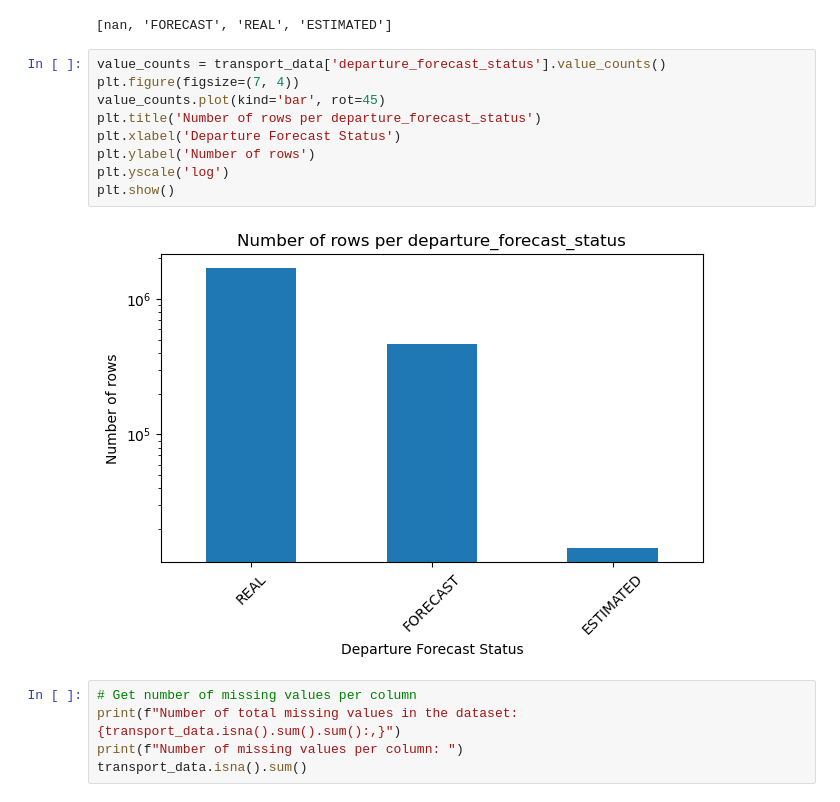
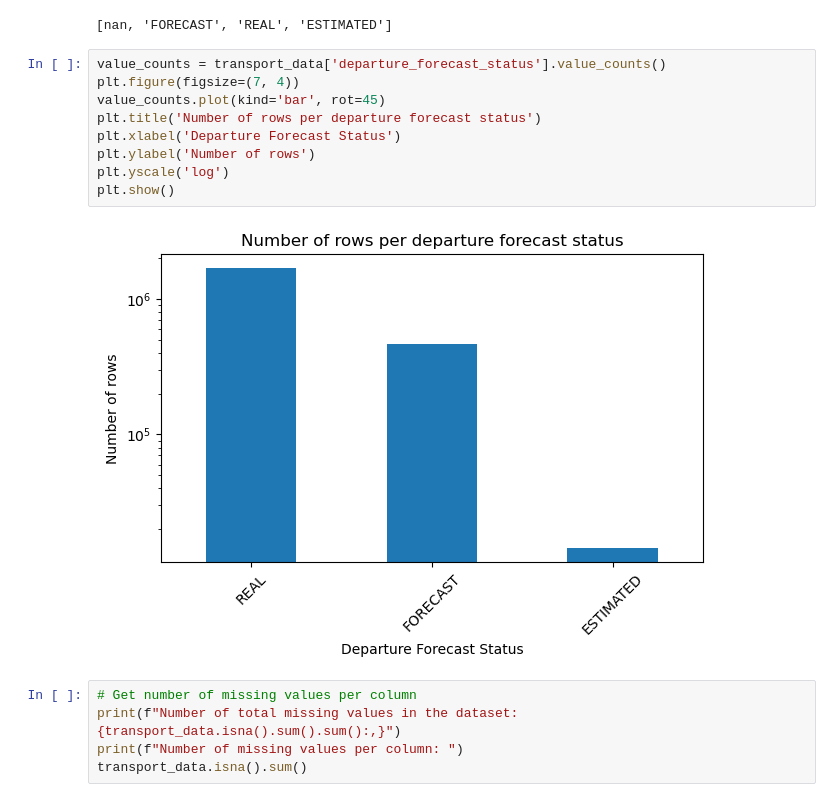
Before and after one commit to com-480-data-visualization/project-2023-choo-choo-data-darlings, a Jupyter notebook: preprocessing.ipynb, the cells around one changed output. Saved outputs shown, nothing was run; the diff lists cells and outputs as text.

```diff
--- a/preprocessing.ipynb
+++ b/preprocessing.ipynb
@@ -439,14 +439,14 @@ transport_data['departure_forecast_status'].unique().tolist()
 # %%
 value_counts = transport_data['departure_forecast_status'].value_counts()
 plt.figure(figsize=(7, 4))
 value_counts.plot(kind='bar', rot=45)
-plt.title('Number of rows per departure_forecast_status')
+plt.title('Number of rows per departure forecast status')
 plt.xlabel('Departure Forecast Status')
 plt.ylabel('Number of rows')
 plt.yscale('log')
 plt.show()
 # %% [output]
-[figure, old version]
+[figure, new version]
 # %%
 # Get number of missing values per column
 print(f"Number of total missing values in the dataset: {transport_data.isna().sum().sum():,}")
```
Also changed, not shown: parts of 1 cell of this notebook.
